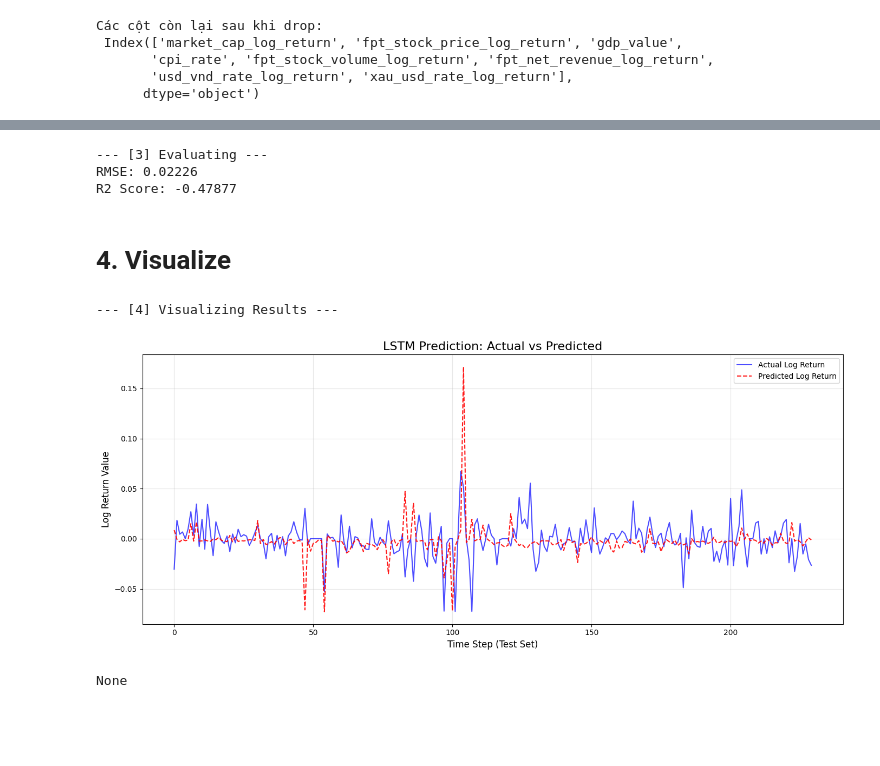
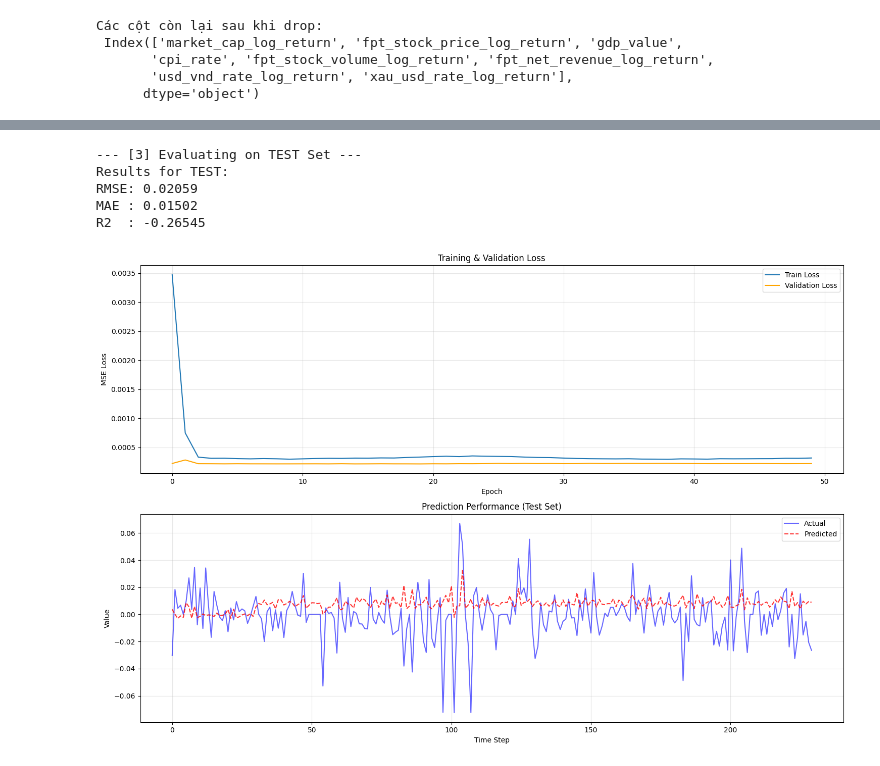
Before and after one commit to nguyenlog205/ds111-uit-stock-price-analysis, a Jupyter notebook: notebook/modeling/lstm_log_return.ipynb, the cells around one changed output, grey strips where cells are left out. Saved outputs shown, nothing was run; the diff lists cells and outputs as text; code cells hidden in the pictures; blank space fills up the shorter version.

```diff
--- a/notebook/modeling/lstm_log_return.ipynb
+++ b/notebook/modeling/lstm_log_return.ipynb
@@ -181,8 +239,12 @@ Các cột còn lại sau khi drop:
 # %%
 pipeline = FPTPredictionPipeline(
     target_col='fpt_stock_price_log_return',
-    batch_size=2
+    hidden_size=64,
+    num_layers=2,
+    batch_size=32,
+    learning_rate=0.001,
+    dropout=0.25
 )
 # %%
-train_loader, test_loader = pipeline.preprocess_data(df_clean)
+train_loader, val_loader, test_loader = pipeline.preprocess_data(df_clean, train_ratio=0.7, val_ratio=0.15)
 # %% [output]
@@ -191,3 +254,3 @@ Features used (7): ['market_cap_log_return', 'gdp_value', 'cpi_rate', 'fpt_stock
 # %%
-loss_history = pipeline.build_and_train(train_loader, epochs=50)
+history = pipeline.train(train_loader, val_loader, epochs=200, patience=30)
 # %% [output]
@@ -195,28 +271,12 @@ loss_history = pipeline.build_and_train(train_loader, epochs=50)
-# %%
-results = pipeline.evaluate(test_loader)
-# %% [output]
---- [3] Evaluating ---
-RMSE: 0.02226
-R2 Score: -0.47877
-# %% [markdown]
-# 4. Visualize
-# %%
-print("\n--- [4] Visualizing Results ---")
-pipeline.visualize_predictions(results)
-# %% [output]
---- [4] Visualizing Results ---
-[figure, removed]
-# %%
-print(loss_history)
-# %% [output]
-None
 # %%
-
-# (Tùy chọn) Vẽ biểu đồ Loss để xem quá trình học
-plt.figure(figsize=(10, 4))
-plt.plot(loss_history, label='Training Loss')
-plt.title('Training Loss over Epochs')
-plt.xlabel('Epoch')
-plt.ylabel('Loss')
-plt.legend()
-plt.show()
+results = pipeline.evaluate(test_loader, dataset_name="TEST")
+# %% [output]
+--- [3] Evaluating on TEST Set ---
+Results for TEST:
+RMSE: 0.02059
+MAE : 0.01502
+R2  : -0.26545
+# %%
+pipeline.visualize(results, history)
+# %% [output]
+[figure, added]
```
Also changed, not shown: parts of 5 cells of this notebook.
